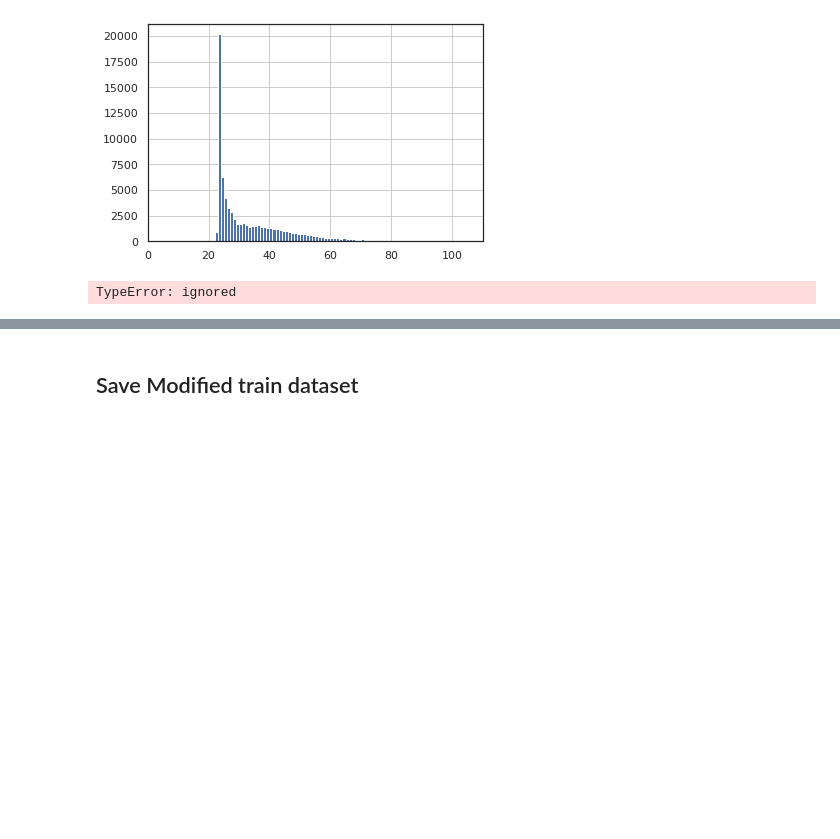
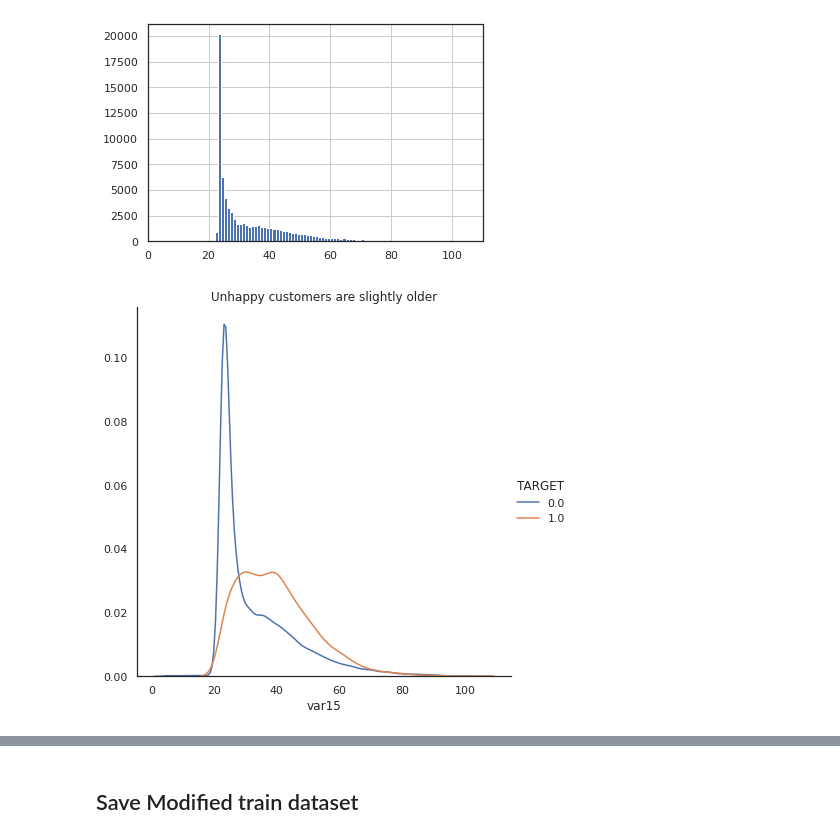
Before and after one commit to ralsouza/predicting_santander_customer_satisfaction, a Jupyter notebook: notebooks/01_predicting_santander_customer_satisfaction.ipynb, the cells around one changed output, grey strips where cells are left out. Saved outputs shown, nothing was run; the diff lists cells and outputs as text; code cells hidden in the pictures; blank space fills up the shorter version.

```diff
--- a/notebooks/01_predicting_santander_customer_satisfaction.ipynb
+++ b/notebooks/01_predicting_santander_customer_satisfaction.ipynb
@@ -434,10 +434,10 @@ train5.toPandas().var15.hist(bins=100)
 [figure]
 # %%
 # Let's look at the density of the age of happy/unhappy customers
-sns.FacetGrid(train3, hue='TARGET', size=6)\
+sns.FacetGrid(train5.toPandas(), hue='TARGET', size=6)\
   .map(sns.kdeplot,'var15')\
   .add_legend()
 plt.title('Unhappy customers are slightly older')
 plt.show()
 # %% [output]
-TypeError: ignored
+[figure, added]
```
Also changed, not shown: parts of 12 cells of this notebook.
